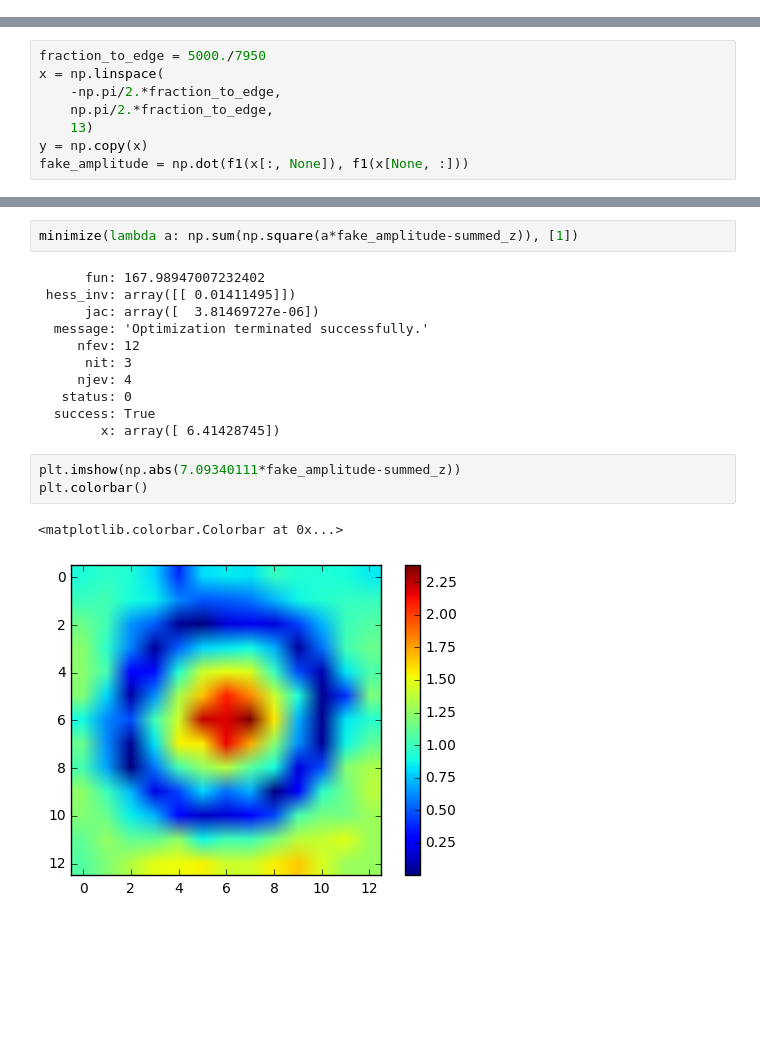
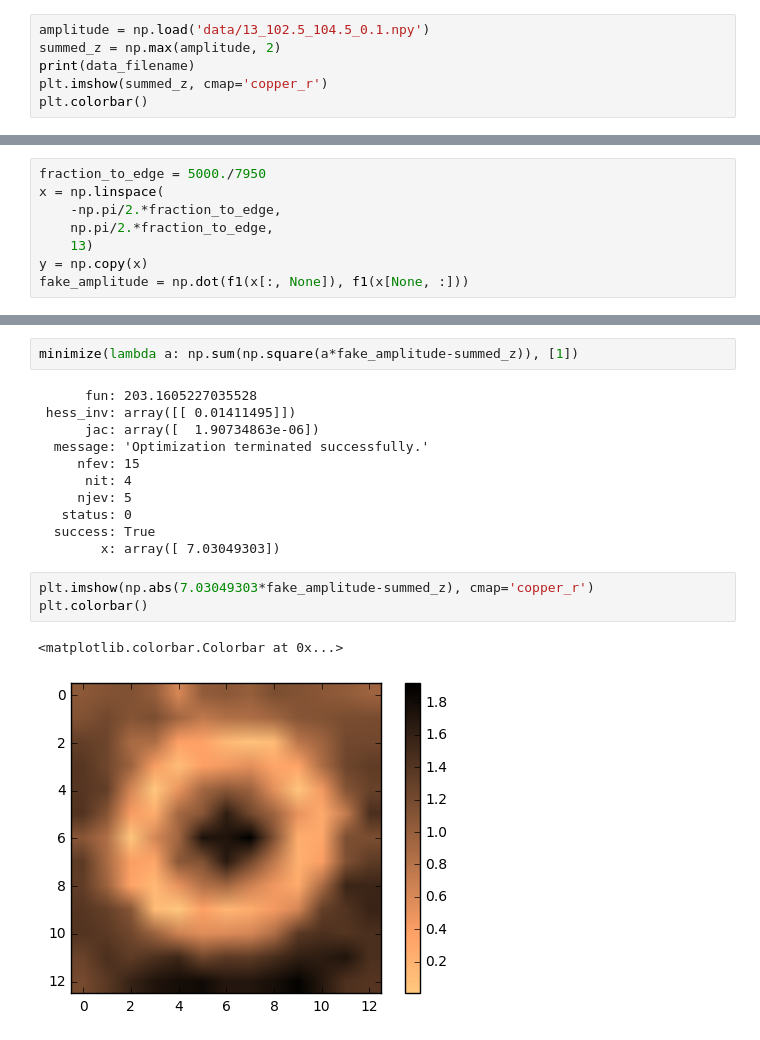
Before and after one commit to ry-dgel/Chladni, a Jupyter notebook: fitting_amplitude_data.ipynb, the cells around one changed output, grey strips where cells are left out. Cells and saved outputs as stored; diff of their text form; blank space fills up the shorter version.

```diff
--- a/fitting_amplitude_data.ipynb
+++ b/fitting_amplitude_data.ipynb
@@ -18,0 +46,6 @@ plt.colorbar()
+# %%
+amplitude = np.load('data/13_102.5_104.5_0.1.npy')
+summed_z = np.max(amplitude, 2)
+print(data_filename)
+plt.imshow(summed_z, cmap='copper_r')
+plt.colorbar()
@@ -39,19 +76,19 @@ plt.colorbar()
 # %%
 minimize(lambda a: np.sum(np.square(a*fake_amplitude-summed_z)), [1])
 # %% [output]
-      fun: 167.98947007232402
+      fun: 203.1605227035528
  hess_inv: array([[ 0.01411495]])
-      jac: array([  3.81469727e-06])
+      jac: array([  1.90734863e-06])
   message: 'Optimization terminated successfully.'
-     nfev: 12
-      nit: 3
-     njev: 4
+     nfev: 15
+      nit: 4
+     njev: 5
    status: 0
   success: True
-        x: array([ 6.41428745])
+        x: array([ 7.03049303])
 # %%
-plt.imshow(np.abs(7.09340111*fake_amplitude-summed_z))
+plt.imshow(np.abs(7.03049303*fake_amplitude-summed_z), cmap='copper_r')
 plt.colorbar()
 # %% [output]
 <matplotlib.colorbar.Colorbar at 0x...>
-[figure, old version]
+[figure, new version]
```
Also changed, not shown: parts of 7 cells of this notebook.
